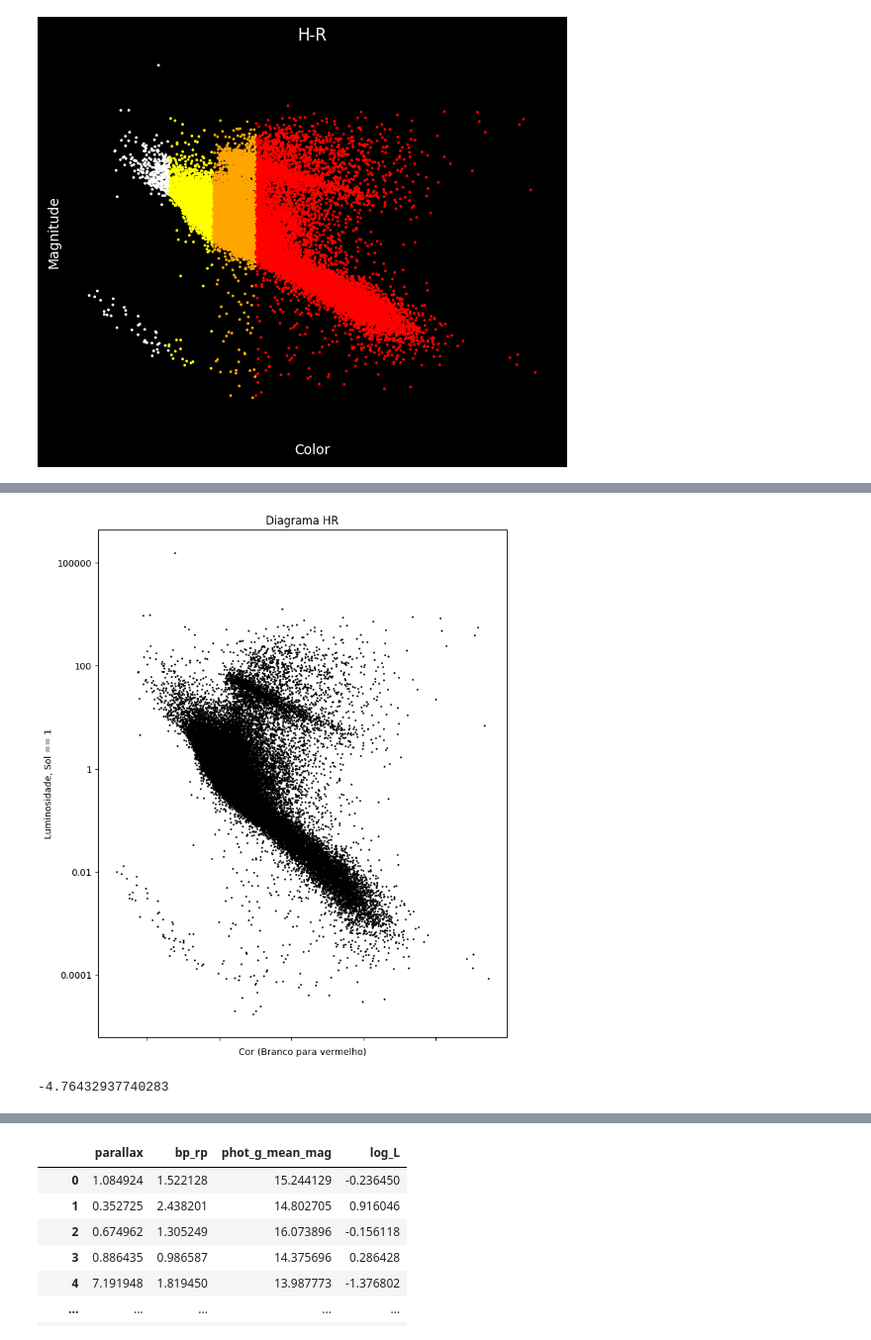
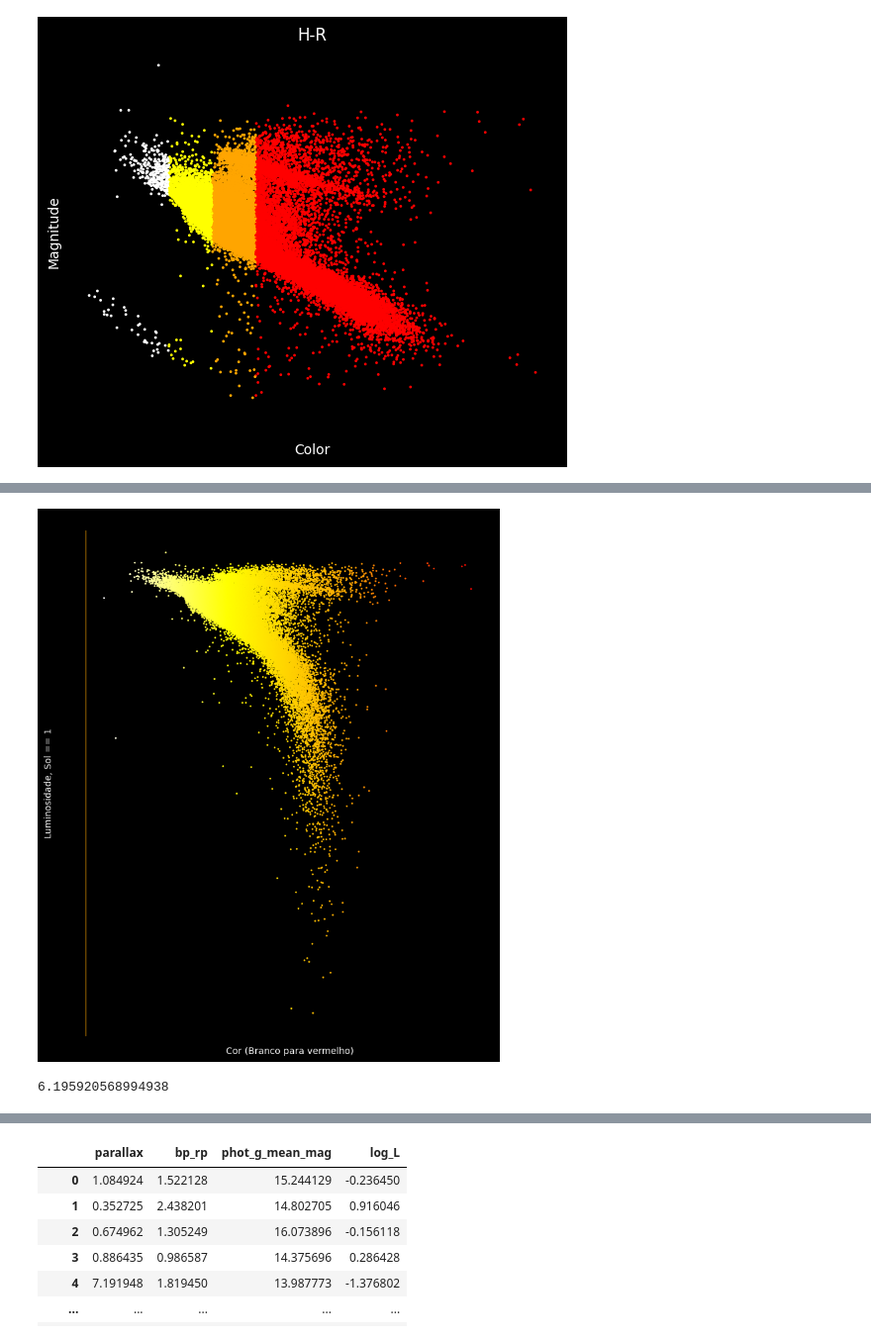
Before and after one commit to arturbernardo/data_stars, a Jupyter notebook: Gaia2Exploration.ipynb, the cells around one changed output, grey strips where cells are left out. Shown: that part at 99% size. Cells and saved outputs as stored; diff of their text form; code cells hidden in the pictures.

```diff
--- a/Gaia2Exploration.ipynb
+++ b/Gaia2Exploration.ipynb
@@ -142,32 +157,50 @@ plt.show()
 # %%
+df['distancia'] = 1 / df['parallax']  # Em parsecs
+
 # Supondo que df['M'] já foi calculado
 M_sun = 4.83  # Magnitude absoluta do Sol no sistema G (aproximado)
 
 # Luminosidade em unidades solares
-df['log_L'] = -0.4 * (M - M_sun)
-# plt.figure(figsize=(8, 10))
+# df['log_L'] = -0.4 * (M - M_sun)
+df['M'] = df['phot_g_mean_mag'] + 5 * np.log10(df['parallax']/100) - 5
+
+df['log_L'] = -0.4 * (df['M'] - M_sun)
+
+# Definindo a normalização
+norm = plt.Normalize(vmin=df['log_L'].min(), vmax=df['log_L'].max())
+
+colors = ['white', 'yellow', 'orange', 'red']  # Cores do gradiente
+n_bins = 500  # Número de bins para o gradiente
+cmap = LinearSegmentedColormap.from_list("custom_cmap", colors, N=n_bins)
 
 fig, ax = plt.subplots()
 ax.set_xticklabels([])
 ax.set_yticklabels([0, 0.0001, 0.01, 1, 100, 100000])
 fig.set_figheight(10)
 fig.set_figwidth(8)
 
-plt.scatter(df['bp_rp'], df['log_L'], s=1, color='black')
+fig.patch.set_facecolor('black')         # Fundo da figura
+ax.set_facecolor('black')                # Fundo dos eixos
+
+ax.spines['left'].set_color('orange')
+ax.xaxis.label.set_color('white')
+ax.yaxis.label.set_color('white')
+ax.set_yscale('log')
+plt.scatter(df['bp_rp'], df['log_L'], s=1, cmap=cmap, c=df['bp_rp'])
 plt.xlabel('Cor (Branco para vermelho)')
 plt.ylabel('Luminosidade, Sol == 1')
 plt.title('Diagrama HR')
 # plt.gca().invert_yaxis()  # opcional: inverso para parecer com versão clássica
 plt.grid(False)
 
 plt.show()
 # %% [output]
-[figure, old version]
+[figure, new version]
 # %%
-# max(df['log_L']) 4.1959205689949375
-# min(df['log_L']) -4.76432937740283
+max(df['log_L']) #4.1959205689949375
+# min(df['log_L']) #-4.76432937740283
 # %% [output]
--4.76432937740283
+6.195920568994938
 # %%
 from matplotlib.colors import LinearSegmentedColormap
 
```
Also changed, not shown: parts of 5 cells of this notebook.
